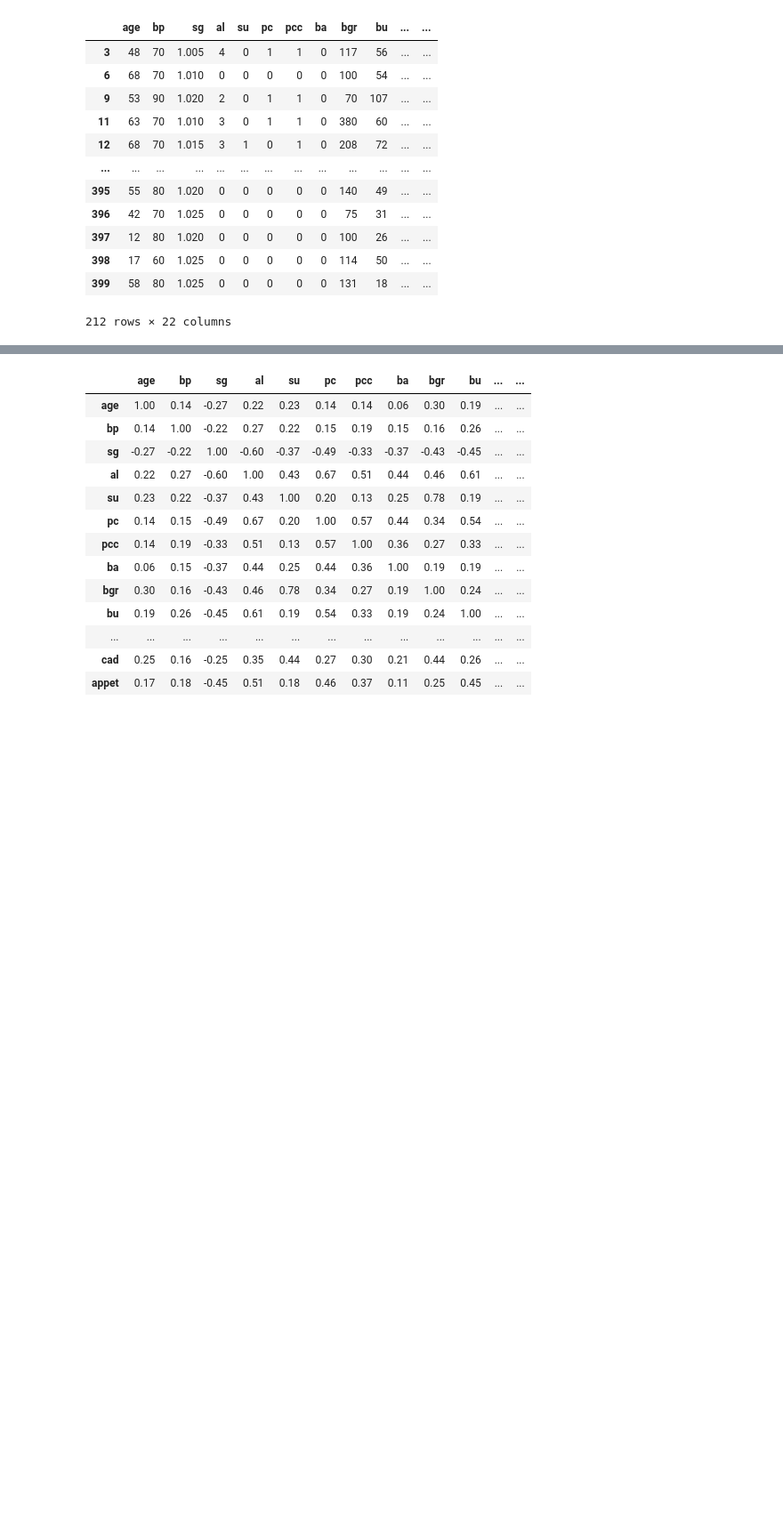
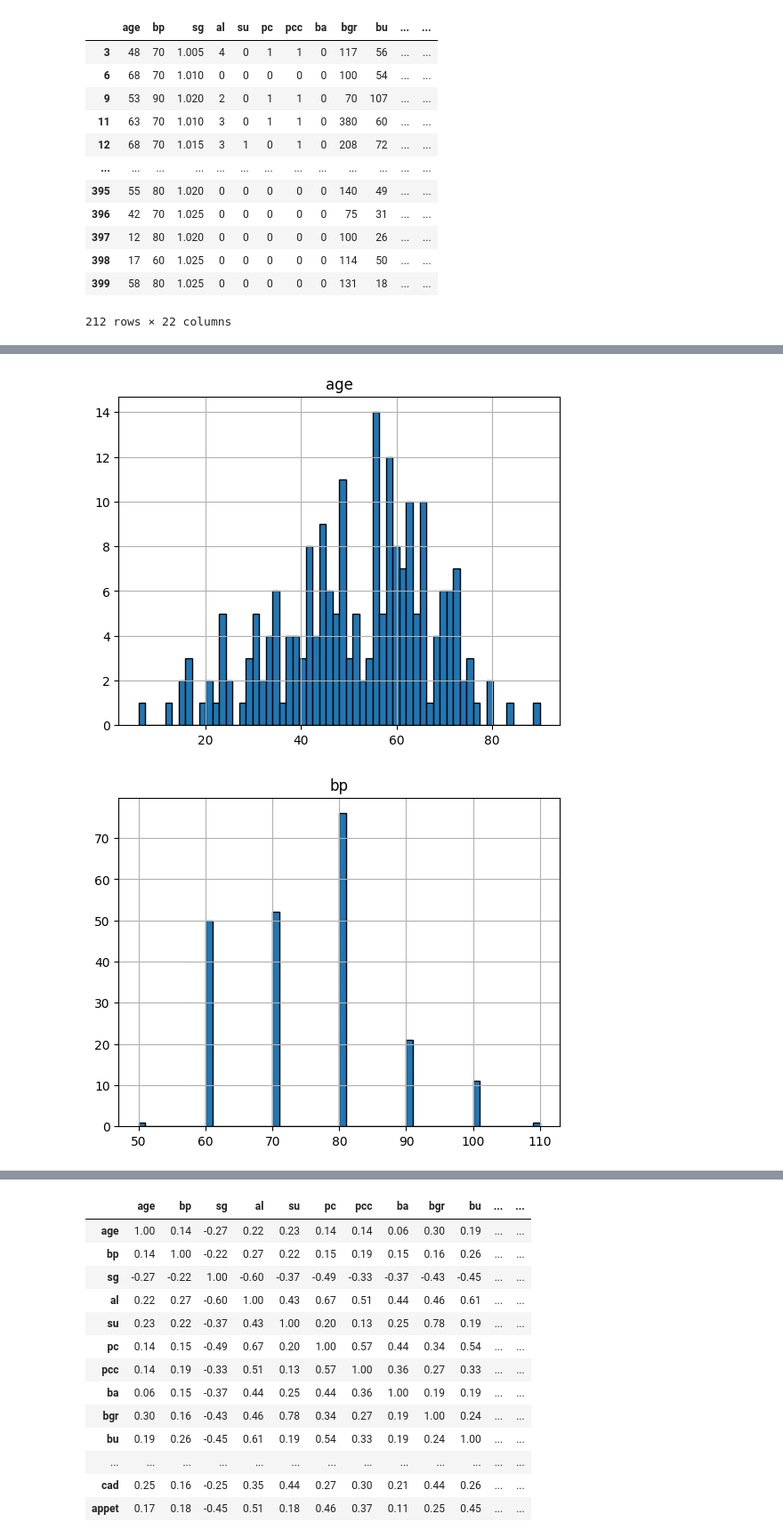
Before and after one commit to Rai1ag/Library, a Jupyter notebook: 7.MLMED_Итоговый проект/project.ipynb, the cells around one changed output, grey strips where cells are left out. Shown at 89% size. Cells and saved outputs as stored; diff of their text form; code cells hidden in the pictures; blank space fills up the shorter version.

```diff
--- a/7.MLMED_Итоговый проект/project.ipynb
+++ b/7.MLMED_Итоговый проект/project.ipynb
@@ -570,0 +595,11 @@ memory usage: 38.1 KB
+# %%
+# Гистограммы для числовых столбцов.
+num_cols = ['age', 'bp', 'sg', 'al', 'su', 'bgr', 'bu', 'sc', 'sod', 'pot', 'hemo', 'pcv']
+for i in num_cols:
+    plt.hist(drop_df[i], bins = 60, edgecolor = 'black')
+    plt.title(i)
+    plt.grid()
+    plt.show()
+# %% [output]
+[figure, added]
+[figure, added]
```
Also changed, not shown: parts of 43 cells of this notebook.
